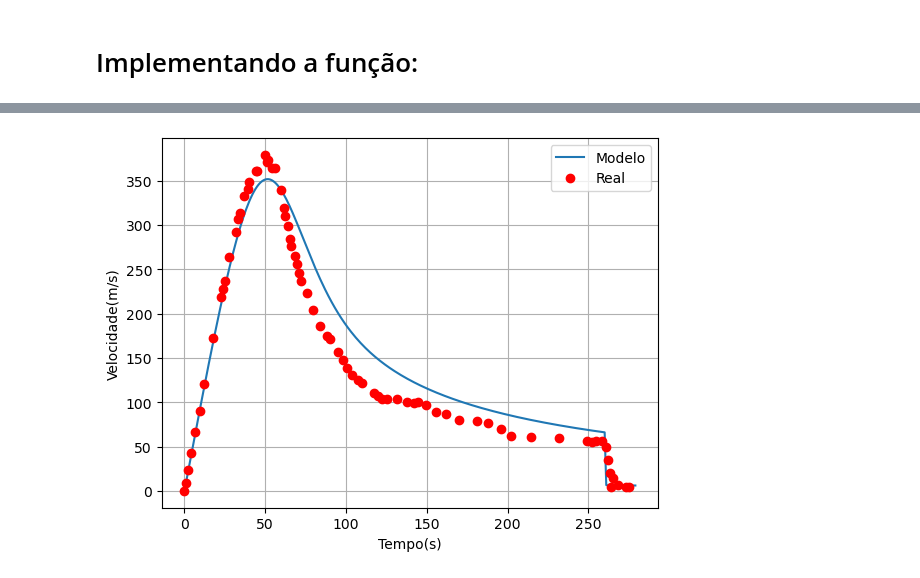
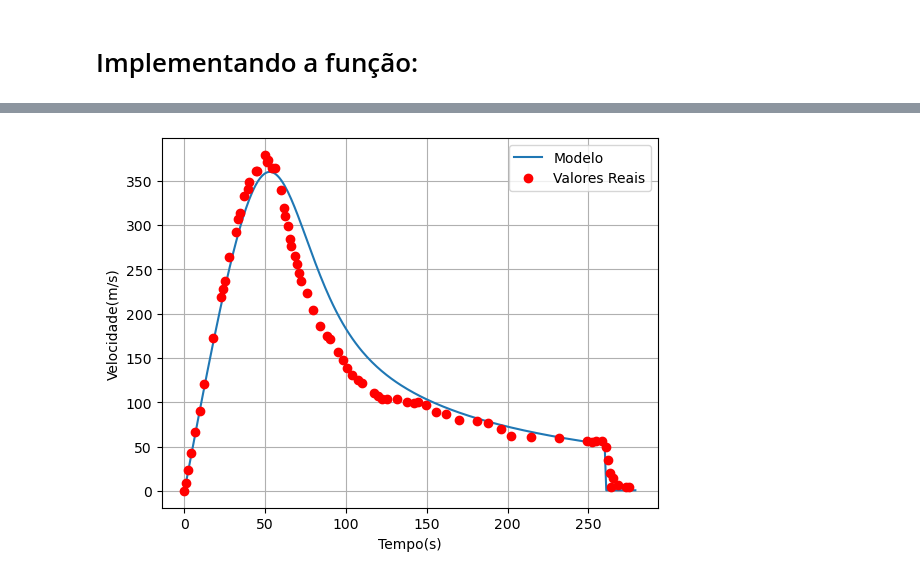
Before and after one commit to FLevn/P3-ModSim-Stratos, a Jupyter notebook: Projeto 3 - Jupyter.ipynb, the cells around one changed output, grey strips where cells are left out. Drawn from its saved outputs; the diff is of its cells as text; code cells hidden in the pictures.

Commit message:
Modelando Salto Felix Baumgartner

```diff
--- a/Projeto 3 - Jupyter.ipynb
+++ b/Projeto 3 - Jupyter.ipynb
@@ -15,7 +15,7 @@ from scipy.integrate import odeint
 h_0 = 38970 # altitude inicial
 m = 158 # massa do paraquedista + equipamento
 Cd = 0.82 # coeficiente de arrasto
-At = pi * (0.425 ** 2) # área da seção transversal do paraquedista
+At = pi * (0.3725 ** 2) # área da seção transversal do paraquedista
 Atp = pi * (4.5 ** 2) # área da seção transversal do paraquedas
 G = 6.67 * 1e-11 # Constante Gravitacional Universal
 Rt = 6371 * 1e3 # Raio da Terra
@@ -63,14 +66,19 @@ def modelo(X, t, vventox, vventoy):
 
     vrel = sqrt((vventox-vx)**2+(vventoy-vy)**2)
 
-    cosT = (vventox-vx)/vrel
-    senT = (vventoy-vy)/vrel
+
+
     if t > 260:
-        Fd = (1/2) * rho * Atp * Cd * (vrel ** 2)
+        Fd = (1/2) * rho * 2*Atp * Cd * (vrel ** 2)
+        vventoy = 0
     else:
         Fd = (1/2) * rho * At * Cd * (vrel ** 2)
 
+    cosT = (vventox-vx)/vrel
+    senT = (vventoy-vy)/vrel
+
     P = (G * Mt * m ) * ((1/(Rt + y)) ** 2)
+
 
 
 
@@ -87,5 +95,5 @@ def modelo(X, t, vventox, vventoy):
 # %%
-f = odeint(modelo, inicial, lista_t, args=(0,0))
+f = odeint(modelo, inicial, lista_t, args=(0,30))
 
 lista_x = f[:,0]
 lista_y = f[:,1]
@@ -113,4 +121,6 @@ plt.show()
 # %%
+# Dados reais do salto
+
 lista_dado = [0, -0.000716092096979537,
 0.8517350157728707, 8.850182226594143,
 2.271293375394322, 23.147677034926517,
@@ -180,32 +190,35 @@ lista_dado = [0, -0.000716092096979537,
 254.95268138801262, 56.560534280082436,
 258.6435331230284, 55.87022149859234,
 260.9148264984227, 49.05445691952258,
 262.33438485804413, 34.74980119022041,
 263.186119873817, 20.446577645112313,
 264.0378548895899, 4.781346931545329,
 265.1735015772871, 14.993536326598303,
 268.29652996845425, 6.13261271854941,
 273.12302839116717, 4.758431984441927,
 274.8264984227129, 4.75413543186005]
 
 
 lista_y_dado = list()
 lista_x_dado = list()
 
 for i in range (len(lista_dado)):
     if i % 2 == 0:
         lista_x_dado.append(lista_dado[i])
     else:
         lista_y_dado.append(lista_dado[i])
 
 
 # Gráfico
 plt.plot(lista_t, lista_v, label='Modelo')
-plt.plot(lista_x_dado, lista_y_dado, 'ro', label='Real')
+plt.plot(lista_x_dado, lista_y_dado, 'ro', label='Valores Reais')
 plt.legend()
+plt.title()
 plt.xlabel('Tempo(s)')
 plt.ylabel('Velocidade(m/s)')
 plt.grid()
 plt.show()
+
+# Hipótese: corrente de ar vertical e para cima diminui conforme a altitude dimimnui. No modelo, a velocidade no eixo y é zerada quando o paraquedas é aberto.
 # %% [output]
-[figure, old version]
+[figure, new version]
```
Also changed, not shown: parts of 9 cells of this notebook.
